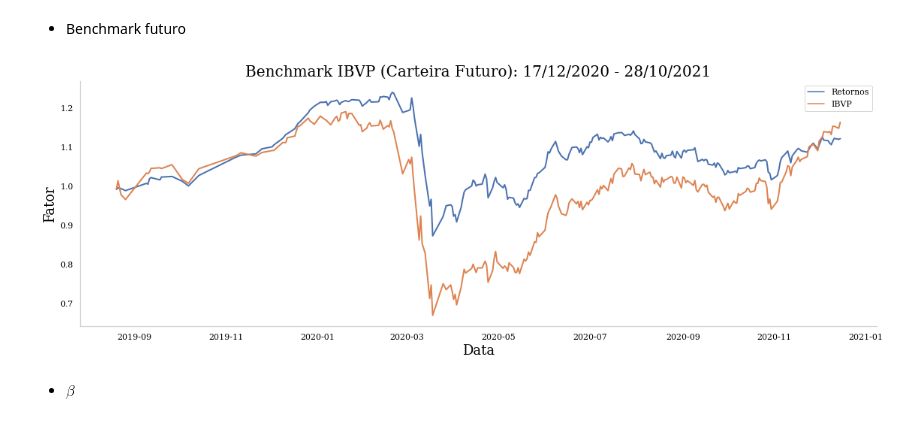
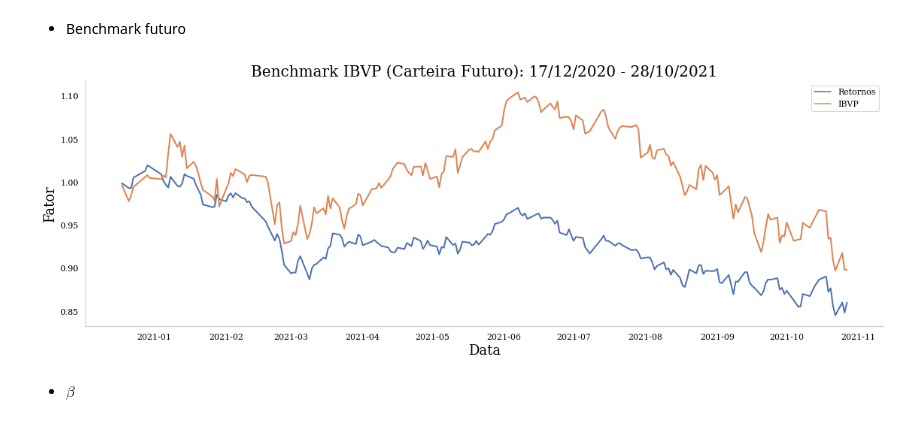
Before and after one commit to savimf/main_portfolio, a Jupyter notebook: Carteira_Analise_A/carteira_analise_A.ipynb, the cells around one changed output. Saved outputs shown, nothing was run; the diff lists cells and outputs as text; code cells hidden in the pictures.

```diff
--- a/Carteira_Analise_A/carteira_analise_A.ipynb
+++ b/Carteira_Analise_A/carteira_analise_A.ipynb
@@ -86,8 +90,10 @@ acoes_past.head()
 # %%
-start_past = '16/08/2019'
-end_past = '16/12/2020'
+# carregando os dados salvos em disco
 
-acoes_past = jl.load('past/acoes_past.pkl')
+# start_past = '16/08/2019'
+# end_past = '16/12/2020'
+
+# acoes_past = jl.load('past/acoes_past.pkl')
 # %%
 # retornos diários
 rets_past = aux.returns(acoes_past, 'daily')
@@ -190,7 +195,7 @@ rf_past.head()
 | 2019-08-21 | 4048.123 | 814.048 |
 | 2019-08-22 | 4045.292 | 814.502 |
 # %%
-rf_past = jl.load('past/rf_past.pkl')
+# rf_past = jl.load('past/rf_past.pkl')
 # %%
 rf_ret_past_acm = aux.returns(rf_past, 'acm')
 
@@ -605,6 +610,11 @@ carteira_fut.head()
 | 2020-12-21 | 11.134789 | 41.062263 | 25.707010 | 25.662529 | 16.595236 | 20.528442 | 27.804575 | 5.765275 | 92.739998 | 111.989998 | 93.690002 | ... |
 | 2020-12-22 | 11.154357 | 40.291935 | 25.687860 | 25.391376 | 16.624626 | 20.498663 | 27.986933 | 5.825683 | 93.000000 | 112.349998 | 94.430000 | ... |
 | 2020-12-23 | 11.418541 | 40.470428 | 26.511251 | 25.575373 | 16.830351 | 21.044634 | 27.958138 | 6.001266 | 93.959999 | 112.809998 | 94.809998 | ... |
+# %%
+start_fut = '17/12/2020'
+end_fut = '28/10/2021'
+
+carteira_fut = jl.load('future/carteira_fut.pkl')
 # %% [markdown]
 ### Retornos
 # %%
@@ -828,24 +838,24 @@ Hipótese nula aceita: a distribuição é normal.
 # %%
 # retornos acumulados
 ret_carteira_fut_acm = (1 + rets_carteira_fut).cumprod()
 ibvp_fut_acm = aux.returns(ibvp_fut, 'acm')
 
 benchmark_fut = pd.concat(
     [ret_carteira_fut_acm, ibvp_fut_acm],
     axis=1,
     join='inner'
 )
 
 titles = [
     f'Benchmark IBVP (Carteira Futuro): {start_fut} - {end_fut}',
     'Data',
     'Fator'
 ]
 
 # aux.plot_lines_go([benchmark_fut], titles)
-aux.plot_lines_sns(benchmark_past, titles)
+aux.plot_lines_sns(benchmark_fut, titles)
 # %% [output]
-[figure, old version]
+[figure, new version]
 # %% [markdown]
 - $\beta$
 # %%
```
Also changed, not shown: parts of 58 cells of this notebook.
